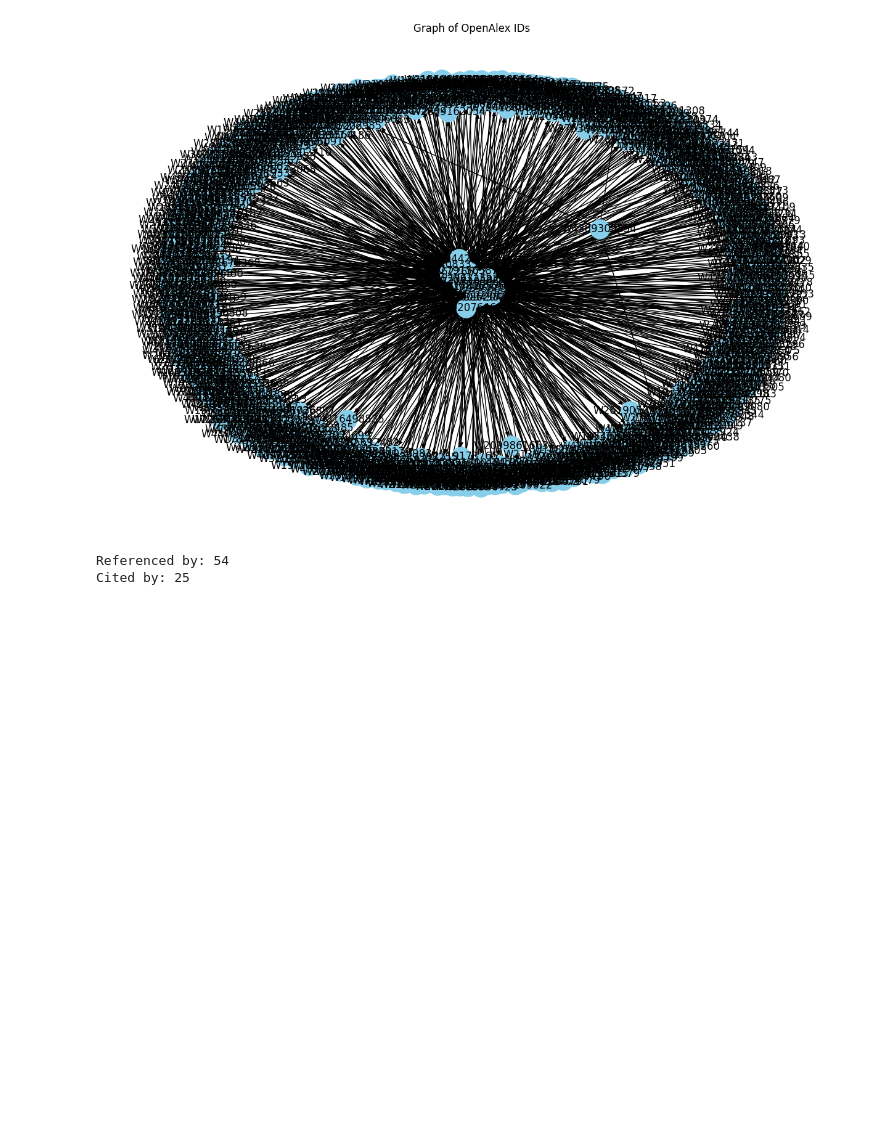
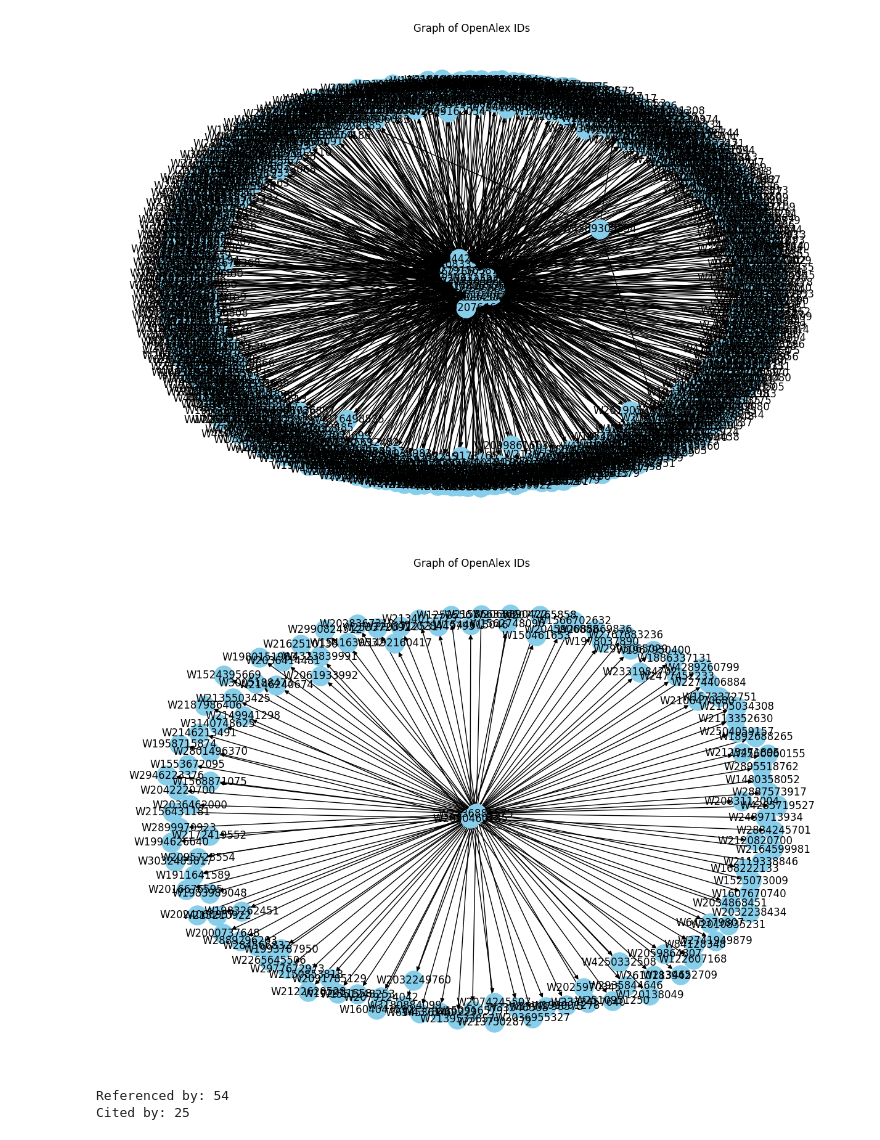
Before and after one commit to darrengarside/DAML_FinalProject, a Jupyter notebook: DAML_finalProject_v1.ipynb, the cells around one changed output. Saved outputs shown, nothing was run; the diff lists cells and outputs as text; code cells hidden in the pictures; blank space fills up the shorter version.

Commit message:
added in test_2 data

```diff
--- a/DAML_finalProject_v1.ipynb
+++ b/DAML_finalProject_v1.ipynb
@@ -38,14 +42,15 @@ maddie_df.head(10)
 # %%
 maddie_df = maddie_df.dropna(subset=['DOI'])
+test_df = test_df.dropna(subset=['DOI'])
 
-def get_paper_id(title):
+'''def get_paper_id(title):
 	url = f'https://api.openalex.org/works?search={title}'
 	response = requests.get(url)
 	if response.status_code == 200:
 		data = response.json()
 		if 'data' in data and data['data']:
 			return data['data'][0]['id']
-	return None
+	return None'''
 
 maddie_df.head(100)
 # %% [output]
@@ -79,6 +84,7 @@ def get_paper_id(title):
 
 # Add id to each row in maddie_df
 maddie_df['id'] = maddie_df['title'].apply(lambda x: get_paper_id(x) if pd.notnull(x) else None)
+test_df['id'] = test_df['title'].apply(lambda x: get_paper_id(x) if pd.notnull(x) else None)
 
 
 # remove blank id rows
@@ -114,6 +133,7 @@ See the caveats in the documentation: https://pandas.pydata.org/pandas-docs/stab
 # %%
 #remove the 'https://openalex.org/' from the id field
 maddie_df['id'] = maddie_df['id'].apply(lambda x: x.split('/')[-1] if x is not None else None)
+test_df['id'] = test_df['id'].apply(lambda x: x.split('/')[-1] if x is not None else None)
 
 maddie_df.head(91)
 # %% [output]
@@ -179,7 +222,10 @@ Cited by dictionary: {'W2802076461': ['https://openalex.org/W2938336924', 'https
 # %%
 #remove the 'https://openalex.org/' from the dictionary values
 referenced_by_dict = {key: [x.split('/')[-1] for x in value] for key, value in referenced_by_dict.items()}
+test_referenced_by_dict = {key: [x.split('/')[-1] for x in value] for key, value in test_referenced_by_dict.items()}
 cited_by_dict = {key: [x.split('/')[-1] for x in value] for key, value in cited_by_dict.items()}
+test_cited_by_dict = {key: [x.split('/')[-1] for x in value] for key, value in test_cited_by_dict.items()}
+# Print the dictionaries of OpenAlex IDs and their referenced_by and cited_by IDs
 # %%
 referenced_by_dict
 # %% [output]
@@ -254,6 +340,40 @@ plt.title("Graph of OpenAlex IDs")
 plt.show()
 # %% [output]
 [figure]
+# %%
+import networkx as nx
+import matplotlib.pyplot as plt
+
+# take the two dictionaries and create a graph whose nodes are the dictionary keys and values. create an edge between nodes if the value is associated with a  key
+# Create a directed graph
+# Create a graph
+G = nx.DiGraph()
+
+# Add nodes and edges for referenced_by_dict
+for key, values in test_referenced_by_dict.items():
+    if not G.has_node(key):
+        G.add_node(key)
+    for value in values:
+        if not G.has_node(value):
+            G.add_node(value)
+        G.add_edge(key, value)
+
+# Add nodes and edges for cited_by_dict
+for key, values in test_cited_by_dict.items():
+    if not G.has_node(key):
+        G.add_node(key)
+    for value in values:
+        if not G.has_node(value):
+            G.add_node(value)
+        G.add_edge(key, value)
+
+# Plot the graph
+plt.figure(figsize=(12, 8))
+nx.draw(G, with_labels=True, node_size=500, node_color="skyblue", pos=nx.spring_layout(G))
+plt.title("Graph of OpenAlex IDs")
+plt.show()
+# %% [output]
+[figure, added]
 # %%
 # test_refs = get_references("https://api.openalex.org/works?filter=referenced_works:W2802076461") # 54 / 776
 
```
Also changed, not shown: parts of 9 cells of this notebook.
